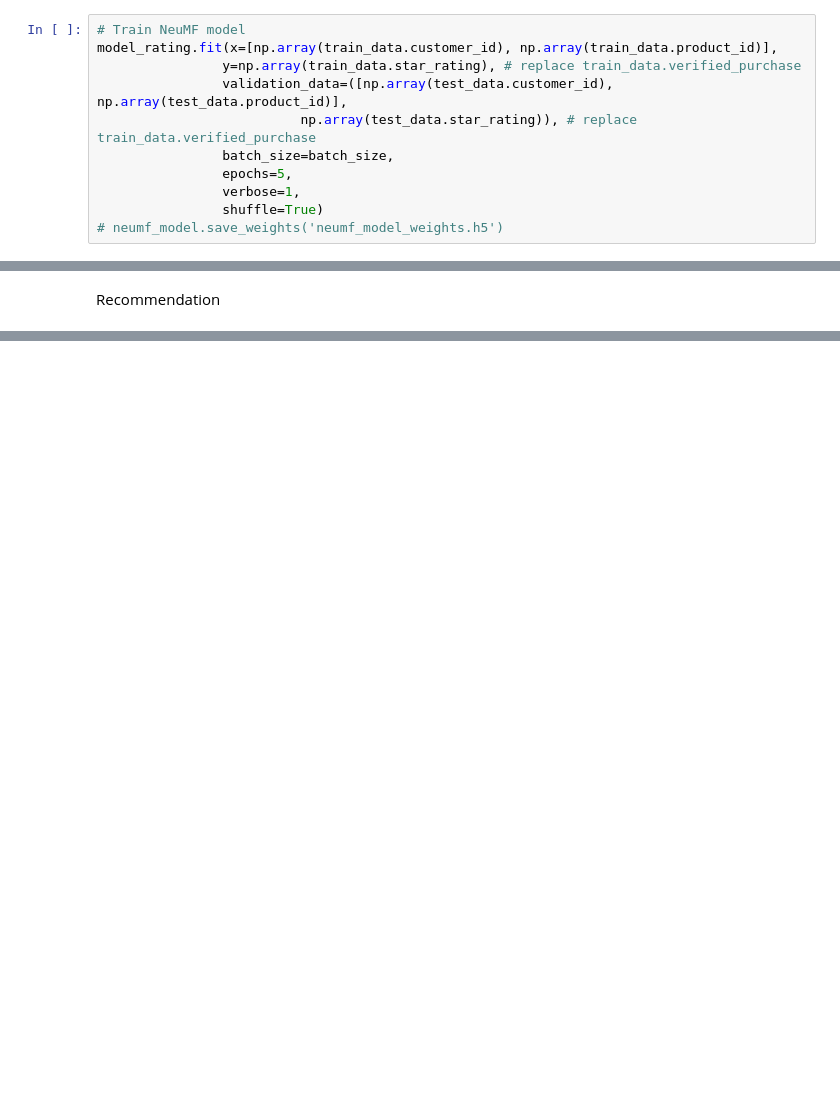
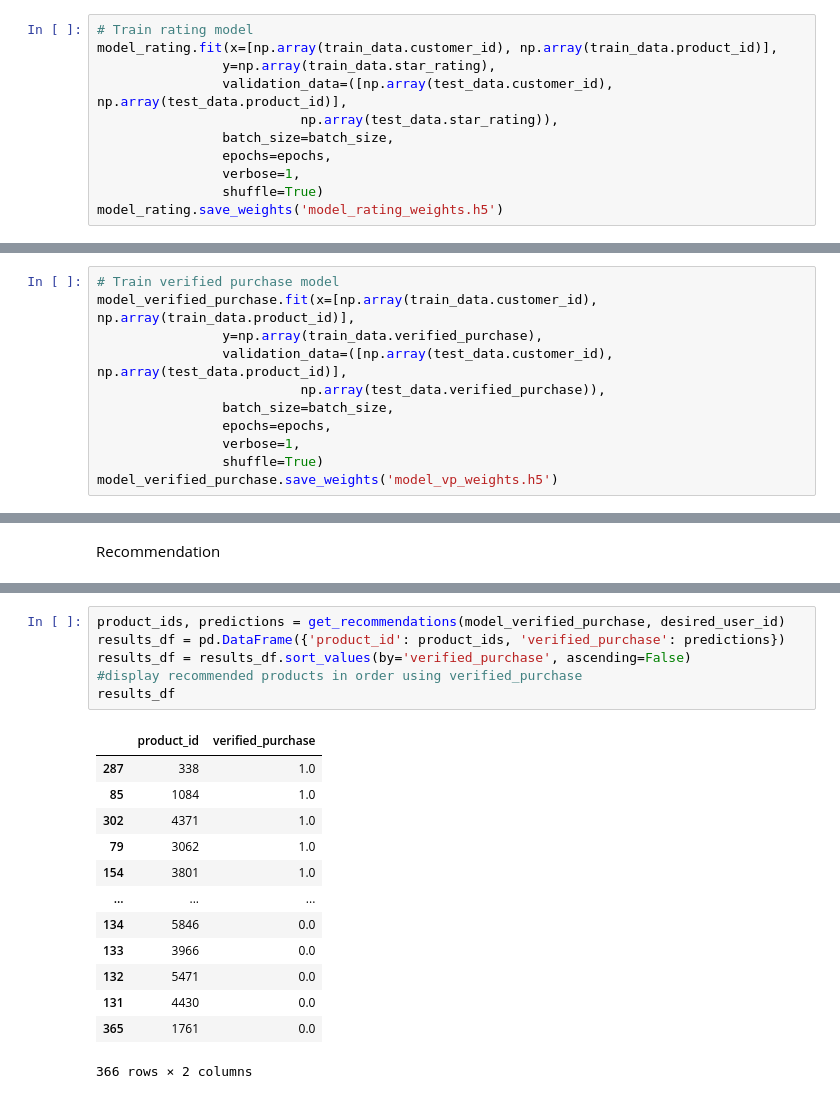
Before and after one commit to Ph1eu/Machine-Learning-And-Data-Mining-II, a Jupyter notebook: NCF.ipynb, the cells around one changed output, grey strips where cells are left out. Cells and saved outputs as stored; diff of their text form; blank space fills up the shorter version.

```diff
--- a/NCF.ipynb
+++ b/NCF.ipynb
@@ -146,13 +147,13 @@ model_verified_purchase = get_model(num_users, num_items, latent_dim, dense_laye
 model_verified_purchase.compile(optimizer=Adam(learning_rate=learning_rate), loss='binary_crossentropy', metrics=['accuracy'])
 # %%
-# Train NeuMF model
+# Train rating model
 model_rating.fit(x=[np.array(train_data.customer_id), np.array(train_data.product_id)],
-                y=np.array(train_data.star_rating), # replace train_data.verified_purchase
+                y=np.array(train_data.star_rating),
                 validation_data=([np.array(test_data.customer_id), np.array(test_data.product_id)],
-                          np.array(test_data.star_rating)), # replace train_data.verified_purchase
+                          np.array(test_data.star_rating)),
                 batch_size=batch_size,
-                epochs=5,
+                epochs=epochs,
                 verbose=1,
                 shuffle=True)
-# neumf_model.save_weights('neumf_model_weights.h5')
+model_rating.save_weights('model_rating_weights.h5')
 # %% [output]
@@ -169,0 +180,11 @@ Epoch 5/5
+# %%
+# Train verified purchase model
+model_verified_purchase.fit(x=[np.array(train_data.customer_id), np.array(train_data.product_id)],
+                y=np.array(train_data.verified_purchase),
+                validation_data=([np.array(test_data.customer_id), np.array(test_data.product_id)],
+                          np.array(test_data.verified_purchase)),
+                batch_size=batch_size,
+                epochs=epochs,
+                verbose=1,
+                shuffle=True)
+model_verified_purchase.save_weights('model_vp_weights.h5')
@@ -304,0 +309,20 @@ results_df
+# %%
+product_ids, predictions = get_recommendations(model_verified_purchase, desired_user_id)
+results_df = pd.DataFrame({'product_id': product_ids, 'verified_purchase': predictions})
+results_df = results_df.sort_values(by='verified_purchase', ascending=False)
+#display recommended products in order using verified_purchase
+results_df
+# %% [output]
+|  | product_id | verified_purchase |
+| 287 | 338 | 1.0 |
+| 85 | 1084 | 1.0 |
+| 302 | 4371 | 1.0 |
+| 79 | 3062 | 1.0 |
+| 154 | 3801 | 1.0 |
+| ... | ... | ... |
+| 134 | 5846 | 0.0 |
+| 133 | 3966 | 0.0 |
+| 132 | 5471 | 0.0 |
+| 131 | 4430 | 0.0 |
+| 365 | 1761 | 0.0 |
+366 rows × 2 columns
```
Also changed, not shown: parts of 22 cells of this notebook, 2 other files.
